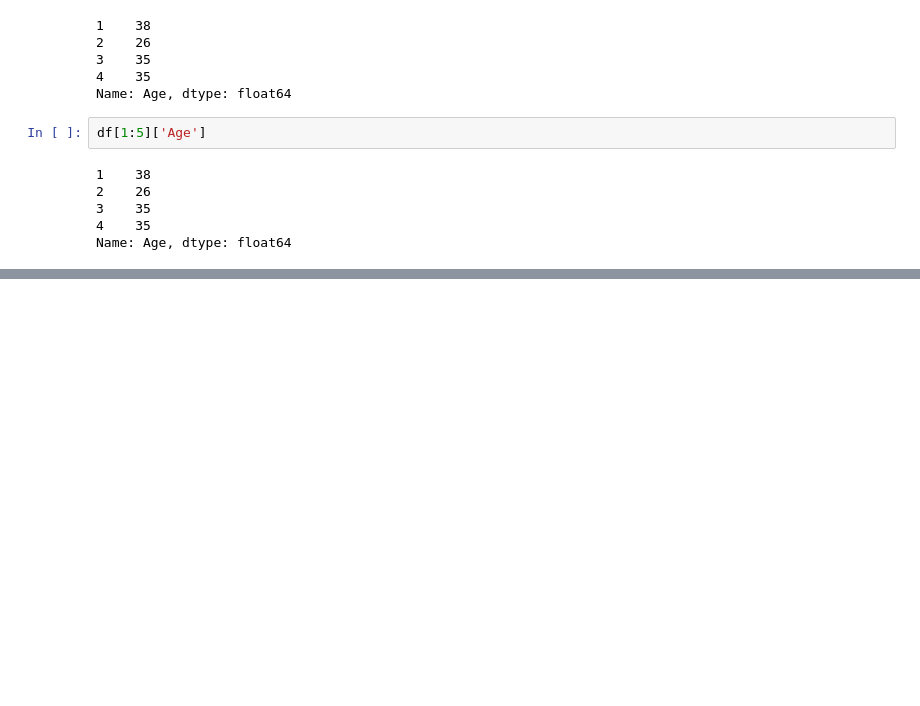
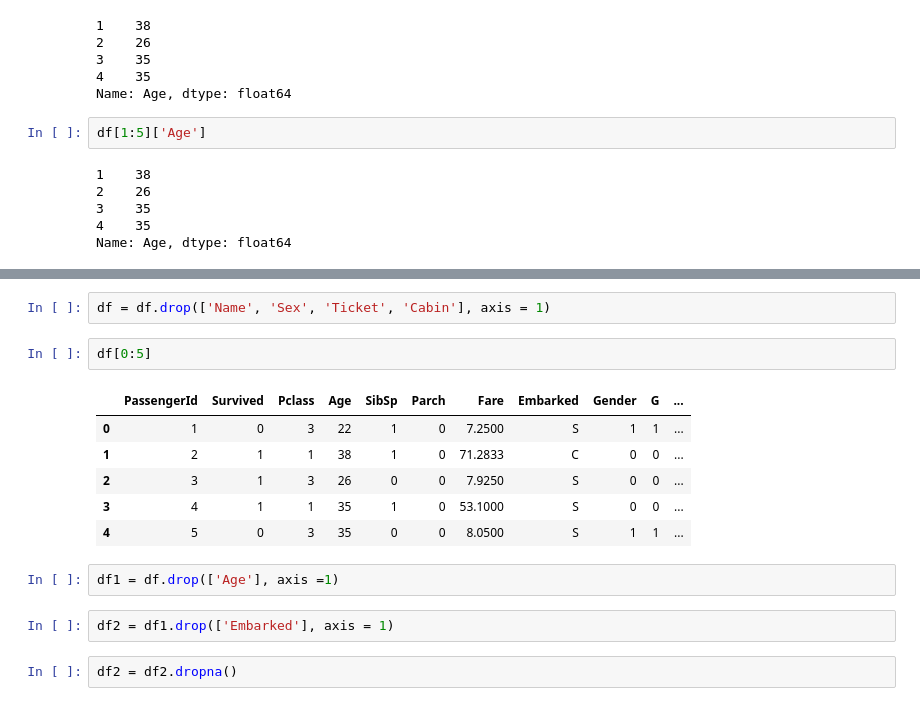
Before and after one commit to xign/Learn_Python, a Jupyter notebook: kaggle/Titanic/Py.ipynb, the cells around one changed output, grey strips where cells are left out. Saved outputs shown, nothing was run; the diff lists cells and outputs as text; blank space fills up the shorter version.

```diff
--- a/kaggle/Titanic/Py.ipynb
+++ b/kaggle/Titanic/Py.ipynb
@@ -338,0 +410,17 @@ nan
+# %%
+df = df.drop(['Name', 'Sex', 'Ticket', 'Cabin'], axis = 1)
+# %%
+df[0:5]
+# %% [output]
+|  | PassengerId | Survived | Pclass | Age | SibSp | Parch | Fare | Embarked | Gender | G | ... |
+| 0 | 1 | 0 | 3 | 22 | 1 | 0 | 7.2500 | S | 1 | 1 | ... |
+| 1 | 2 | 1 | 1 | 38 | 1 | 0 | 71.2833 | C | 0 | 0 | ... |
+| 2 | 3 | 1 | 3 | 26 | 0 | 0 | 7.9250 | S | 0 | 0 | ... |
+| 3 | 4 | 1 | 1 | 35 | 1 | 0 | 53.1000 | S | 0 | 0 | ... |
+| 4 | 5 | 0 | 3 | 35 | 0 | 0 | 8.0500 | S | 1 | 1 | ... |
+# %%
+df1 = df.drop(['Age'], axis =1)
+# %%
+df2 = df1.drop(['Embarked'], axis = 1)
+# %%
+df2 = df2.dropna()
```
Also changed, not shown: parts of 12 cells of this notebook.
